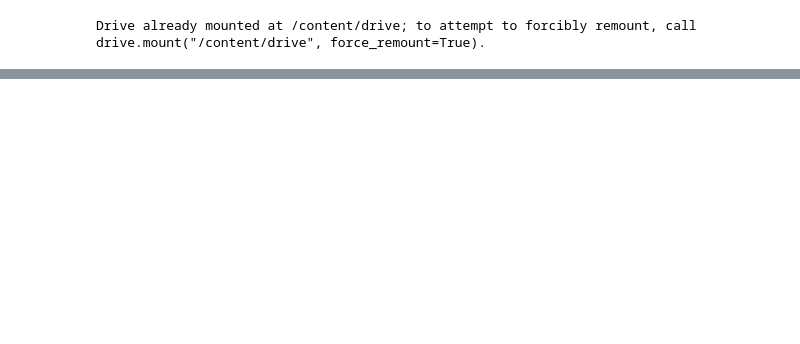
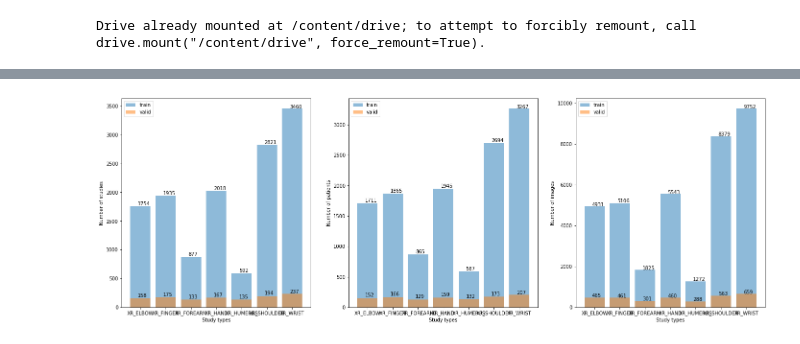
Before and after one commit to vladyorsh/bak, a Jupyter notebook: ra2.ipynb, the cells around one changed output, grey strips where cells are left out. Saved outputs shown, nothing was run; the diff lists cells and outputs as text; code cells hidden in the pictures; blank space fills up the shorter version.

```diff
--- a/ra2.ipynb
+++ b/ra2.ipynb
@@ -354,0 +10,2 @@ KeyboardInterrupt: ignored
+# %%
+mura_path = 'drive/My Drive/Work/ML/MURA/MURA-v1.1/'
@@ -354,0 +37,5 @@ KeyboardInterrupt: ignored
+# %%
+study_types = ['XR_ELBOW', 'XR_FINGER', 'XR_FOREARM', 'XR_HAND', 'XR_HUMERUS', 'XR_SHOULDER', 'XR_WRIST']
+study_type_codes = list(range(len(study_types)))
+study_type_codes = dict(zip(study_types, study_type_codes))
+study_type_codes
@@ -354,0 +130,3 @@ KeyboardInterrupt: ignored
+# %%
+train_metadata = parse_study_metadata('train_labeled_studies.csv', count_images('train_image_paths.csv'), True)
+train_metadata.head()
@@ -354,0 +153,3 @@ KeyboardInterrupt: ignored
+# %%
+val_metadata = parse_study_metadata('valid_labeled_studies.csv', count_images('valid_image_paths.csv'), True)
+val_metadata.head()
@@ -354,0 +201,51 @@ KeyboardInterrupt: ignored
+# %%
+fig, ax = plt.subplots(figsize=(24, 8), ncols=3)
+
+for i, phase in enumerate([studies_train, studies_val]):
+    counts = phase[['Study']].values.ravel()
+    m = max(counts)
+    for i, v in enumerate(counts):
+      if v==m: ax[0].text(i-0.1, v+3, str(v))
+      else: ax[0].text(i-0.1, v + 20, str(v))
+    x_pos = np.arange(len(study_types))
+    ax[0].bar(x_pos, counts, alpha=0.5)
+    ax[0].set_xticks(x_pos)
+    ax[0].set_xticklabels(study_types)
+
+for i, phase in enumerate([patients_train, patients_val]):
+    counts = phase[['Study']].values.ravel()
+    m = max(counts)
+    for i, v in enumerate(counts):
+      if v==m: ax[1].text(i-0.1, v+3, str(v))
+      else: ax[1].text(i-0.1, v + 20, str(v))
+    x_pos = np.arange(len(study_types))
+    ax[1].bar(x_pos, counts, alpha=0.5)
+    ax[1].set_xticks(x_pos)
+    ax[1].set_xticklabels(study_types)
+
+for i, phase in enumerate([images_train, images_val]):
+    counts = phase.values.ravel()
+    m = max(counts)
+    for i, v in enumerate(counts):
+      if v==m: ax[2].text(i-0.1, v+3, str(v))
+      else: ax[2].text(i-0.1, v + 20, str(v))
+    x_pos = np.arange(len(study_types))
+    ax[2].bar(x_pos, counts, alpha=0.5)
+    ax[2].set_xticks(x_pos)
+    ax[2].set_xticklabels(study_types)
+
+ax[0].set_xlabel('Study types')
+ax[0].set_ylabel('Number of studies')
+ax[0].legend(['train', 'valid'])
+
+ax[1].set_xlabel('Study types')
+ax[1].set_ylabel('Number of patients')
+ax[1].legend(['train', 'valid'])
+
+ax[2].set_xlabel('Study types')
+ax[2].set_ylabel('Number of images')
+ax[2].legend(['train', 'valid'])
+
+plt.show()
+# %% [output]
+[figure, added]
```
Also changed, not shown: parts of 52 cells of this notebook.
